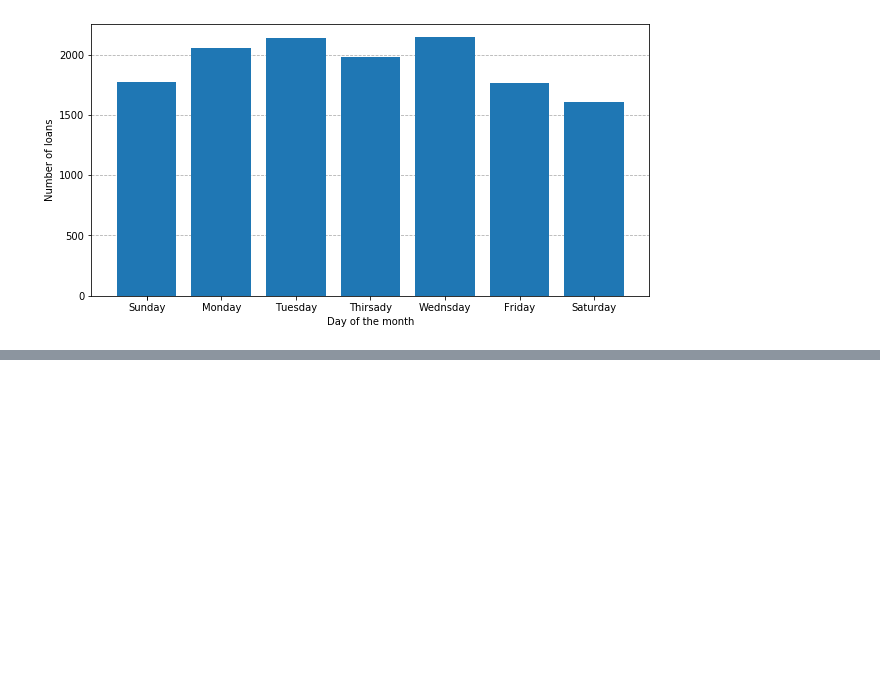
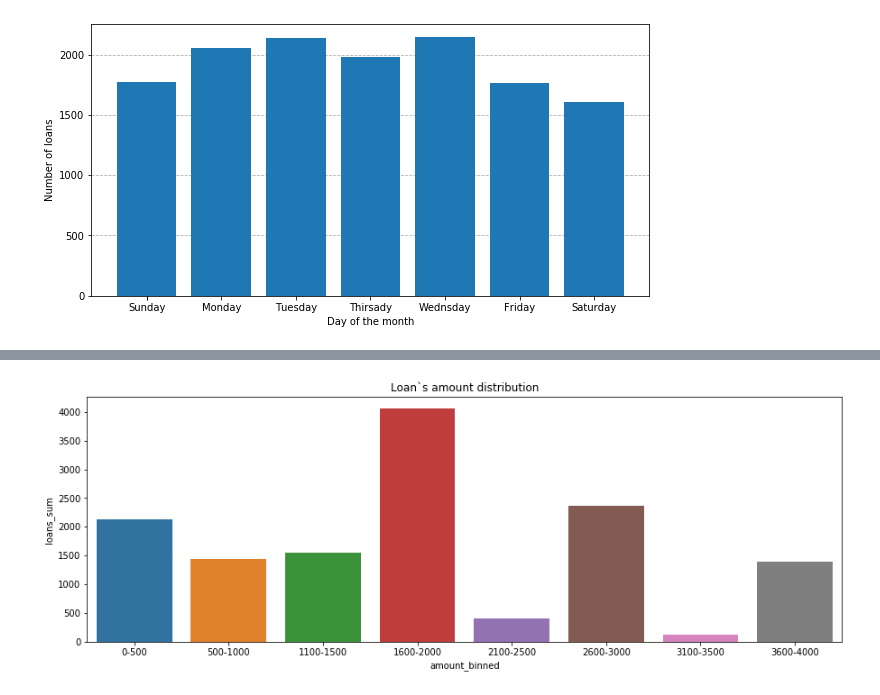
Before and after one commit to RomanShevtsiv/lending-score-model, a Jupyter notebook: notebooks/eda-loans.ipynb, the cells around one changed output, grey strips where cells are left out. Drawn from its saved outputs; the diff is of its cells as text; code cells hidden in the pictures; blank space fills up the shorter version.

```diff
--- a/notebooks/eda-loans.ipynb
+++ b/notebooks/eda-loans.ipynb
@@ -267,0 +294,15 @@ plt.show()
+# %%
+amount_df = pd.DataFrame.copy(df_loans.groupby('amount')
+         .agg(loans=pd.NamedAgg(column='loan', aggfunc='count'))
+         .reset_index()
+)
+
+# binning data by amount
+bin_labels = ['0-500', '500-1000','1100-1500','1600-2000','2100-2500','2600-3000','3100-3500','3600-4000',]
+amount_df['amount_binned'] = pd.qcut(x=amount_df.index, q=8, labels=bin_labels)
+
+# get bins sum
+amount_df = (amount_df.groupby('amount_binned')
+         .agg(loans_sum=pd.NamedAgg(column='loans', aggfunc='sum'))
+         .reset_index()
+)
@@ -267,0 +321,8 @@ plt.show()
+# %%
+# plot diagram
+plt.figure(figsize=(15,5))
+ax = sns.barplot(x="amount_binned", y="loans_sum", data=amount_df, ci=None)
+plt.title('Loan`s amount distribution')
+plt.show()
+# %% [output]
+[figure, added]
```
Also changed, not shown: parts of 19 cells of this notebook.
